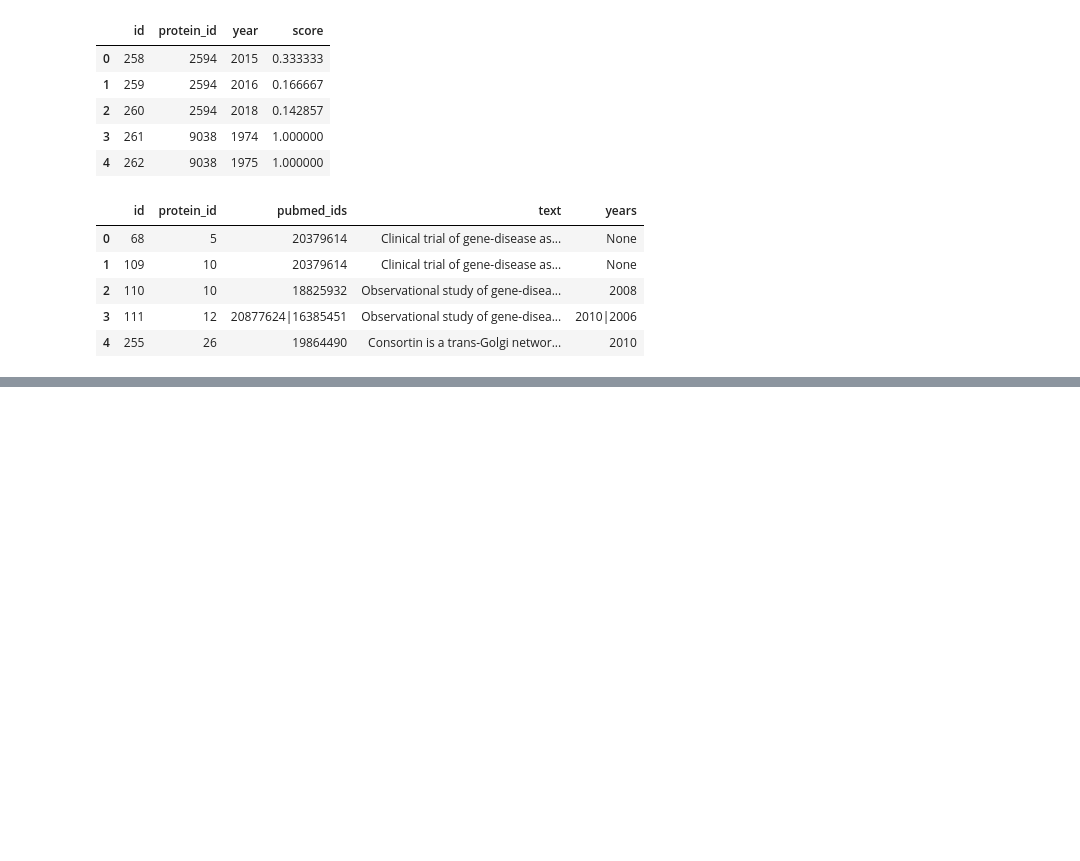
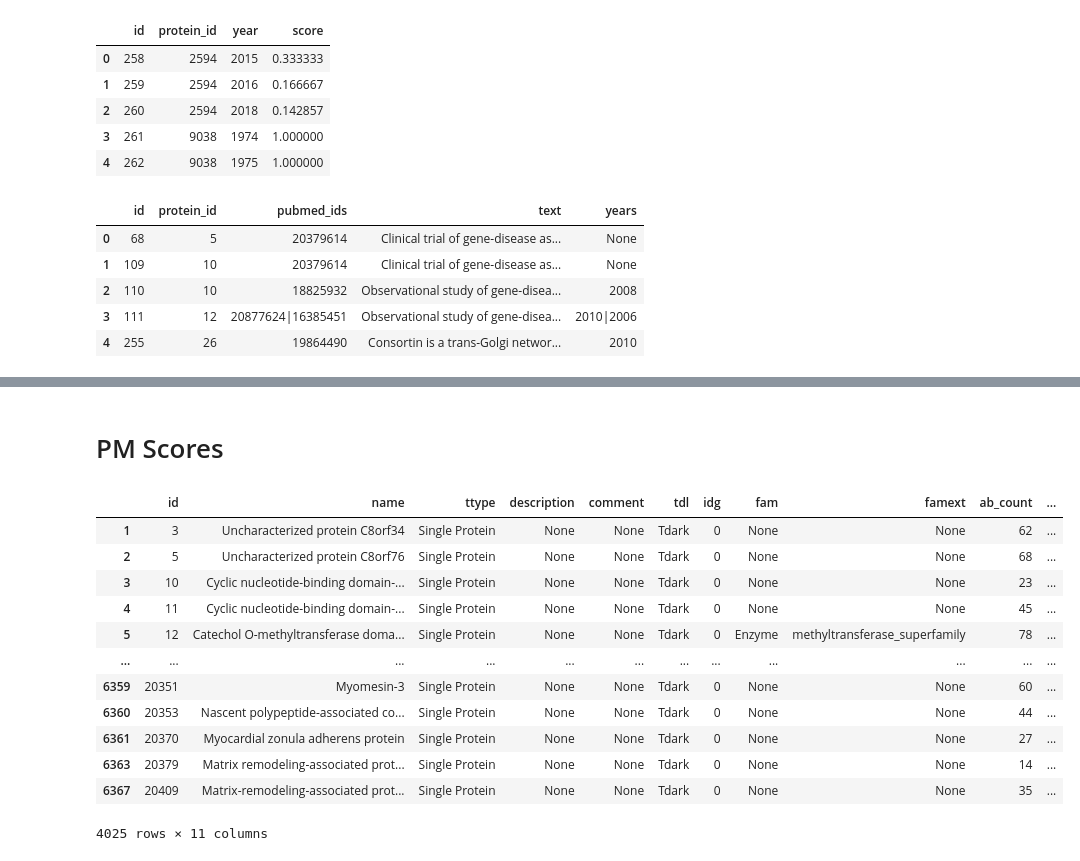
Before and after one commit to jbofill10/Pharos-Target-Examination, a Jupyter notebook: Visualizations.ipynb, the cells around one changed output, grey strips where cells are left out. Cells and saved outputs as stored; diff of their text form; code cells hidden in the pictures; blank space fills up the shorter version.

```diff
--- a/Visualizations.ipynb
+++ b/Visualizations.ipynb
@@ -81,0 +128,30 @@ ortholog.head()
+# %% [markdown]
+# PM Scores
+# %%
+# Getting average PM Score for each protein
+avg_score = {}
+
+pm_group = pm_scores.groupby(['protein_id'])
+
+for name, group in pm_group:
+    avg_score[name] = group['score'].sum()
+
+pm_proteins = targets[targets['id'].isin(avg_score.keys())]
+
+pm_proteins['pm_score'] = avg_score.values()
+
+pm_proteins
+# %% [output]
+|  | id | name | ttype | description | comment | tdl | idg | fam | famext | ab_count | ... |
+| 1 | 3 | Uncharacterized protein C8orf34 | Single Protein | None | None | Tdark | 0 | None | None | 62 | ... |
+| 2 | 5 | Uncharacterized protein C8orf76 | Single Protein | None | None | Tdark | 0 | None | None | 68 | ... |
+| 3 | 10 | Cyclic nucleotide-binding domain-... | Single Protein | None | None | Tdark | 0 | None | None | 23 | ... |
+| 4 | 11 | Cyclic nucleotide-binding domain-... | Single Protein | None | None | Tdark | 0 | None | None | 45 | ... |
+| 5 | 12 | Catechol O-methyltransferase doma... | Single Protein | None | None | Tdark | 0 | Enzyme | methyltransferase_superfamily | 78 | ... |
+| ... | ... | ... | ... | ... | ... | ... | ... | ... | ... | ... | ... |
+| 6359 | 20351 | Myomesin-3 | Single Protein | None | None | Tdark | 0 | None | None | 60 | ... |
+| 6360 | 20353 | Nascent polypeptide-associated co... | Single Protein | None | None | Tdark | 0 | None | None | 44 | ... |
+| 6361 | 20370 | Myocardial zonula adherens protein | Single Protein | None | None | Tdark | 0 | None | None | 27 | ... |
+| 6363 | 20379 | Matrix remodeling-associated prot... | Single Protein | None | None | Tdark | 0 | None | None | 14 | ... |
+| 6367 | 20409 | Matrix-remodeling-associated prot... | Single Protein | None | None | Tdark | 0 | None | None | 35 | ... |
+4025 rows × 11 columns
```
Also changed, not shown: parts of 13 cells of this notebook.
